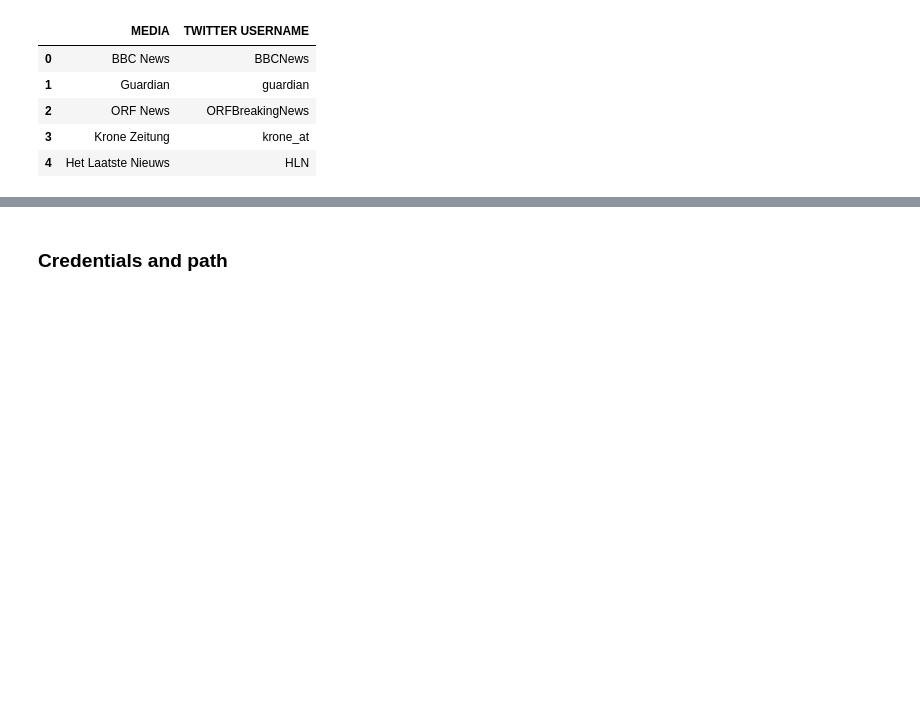
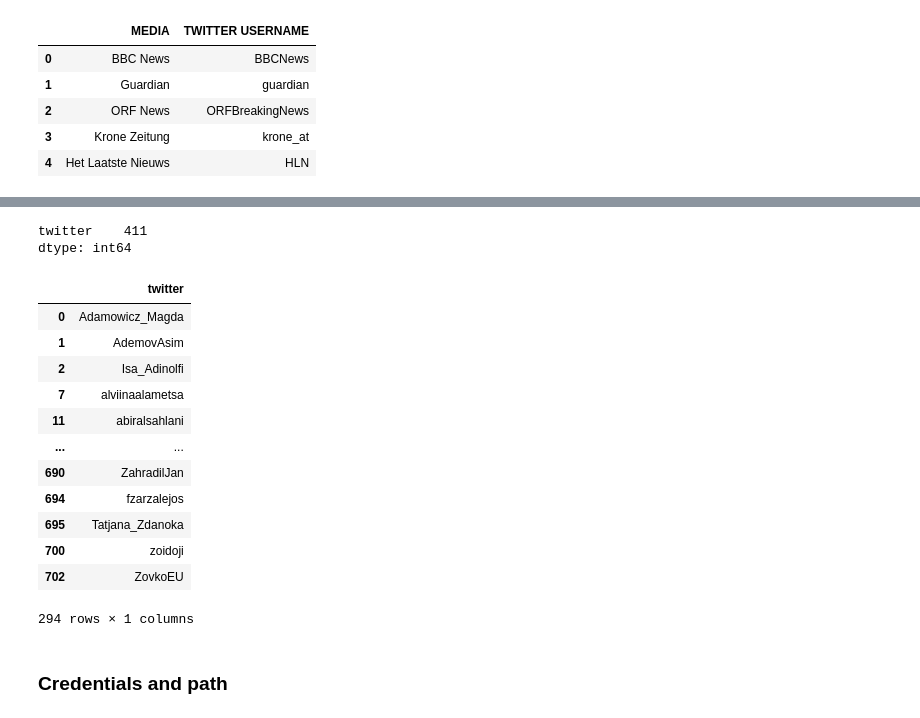
Before and after one commit to EstefaniaVB/LexAI, a Jupyter notebook: notebooks/Estefania Twitter News.ipynb, the cells around one changed output, grey strips where cells are left out. Drawn from its saved outputs; the diff is of its cells as text; code cells hidden in the pictures; blank space fills up the shorter version.

```diff
--- a/notebooks/Estefania Twitter News.ipynb
+++ b/notebooks/Estefania Twitter News.ipynb
@@ -35,3 +26,25 @@ meps.head()
+# %%
+meps[["twitter"]].isna().sum()
+# %% [output]
+twitter    411
+dtype: int64
+# %%
+meps_twitter_clean = meps[["twitter"]].dropna()
+meps_twitter_clean
+# %% [output]
+|  | twitter |
+| 0 | Adamowicz_Magda |
+| 1 | AdemovAsim |
+| 2 | Isa_Adinolfi |
+| 7 | alviinaalametsa |
+| 11 | abiralsahlani |
+| ... | ... |
+| 690 | ZahradilJan |
+| 694 | fzarzalejos |
+| 695 | Tatjana_Zdanoka |
+| 700 | zoidoji |
+| 702 | ZovkoEU |
+294 rows × 1 columns
 # %% [markdown]
 ### Credentials and path
 # %%
```
Also changed, not shown: parts of 16 cells of this notebook, 1 other file.
